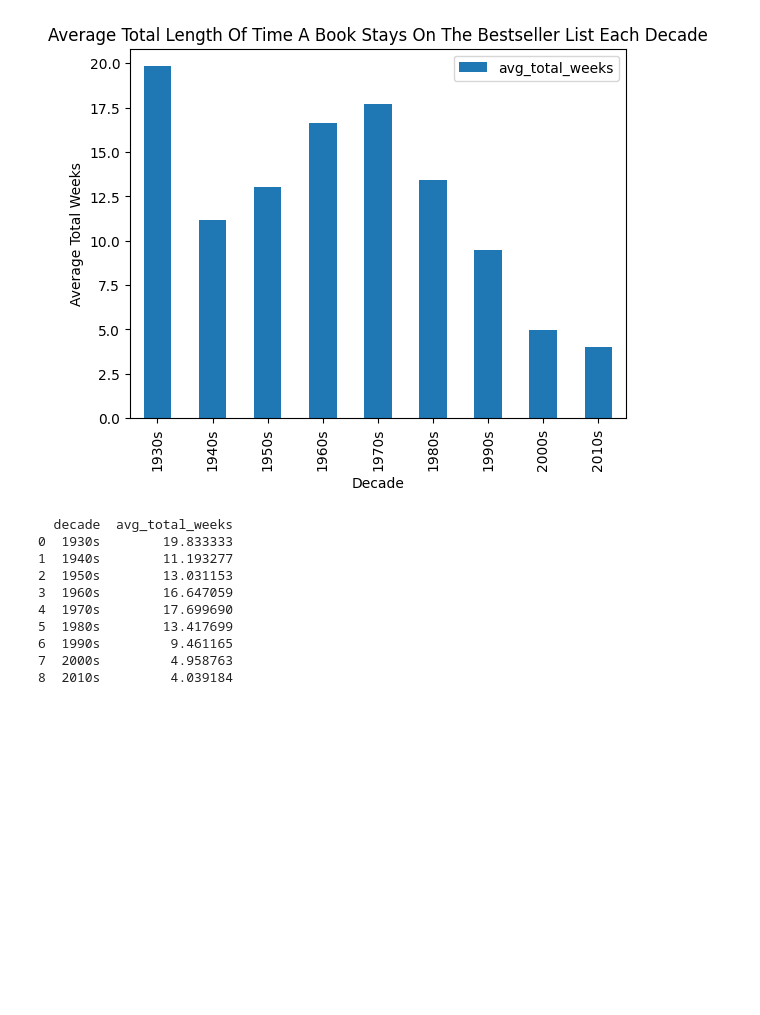
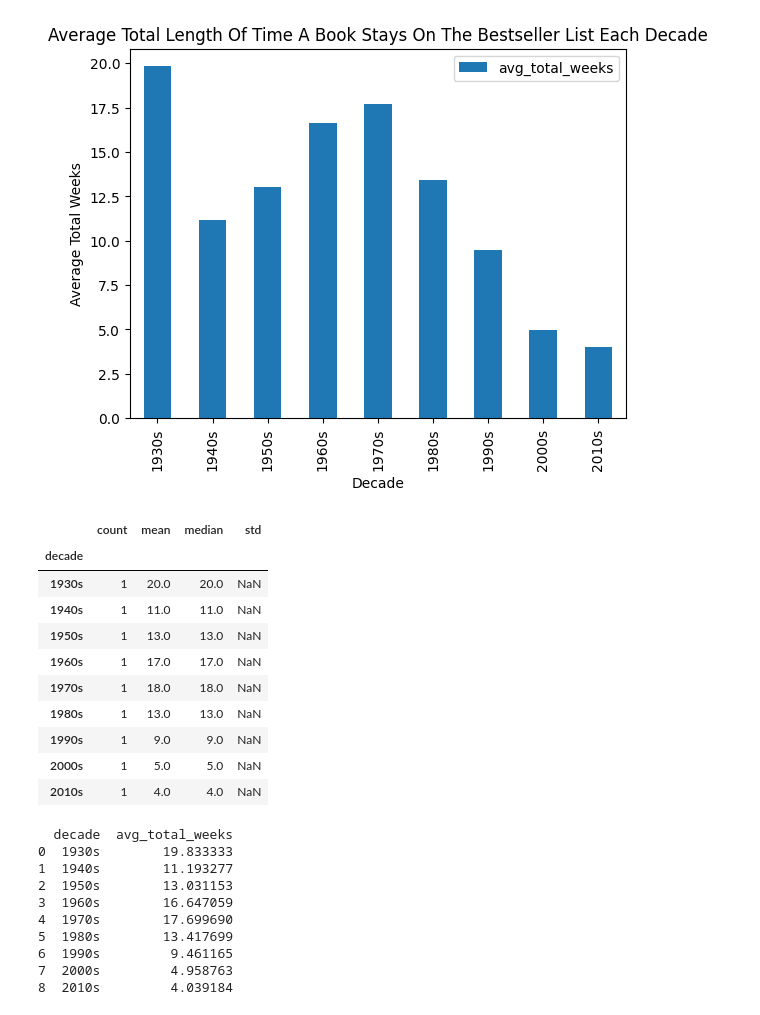
Before and after one commit to ada-xo-xo/dsrp, a Jupyter notebook: DSRP_2026_Adanna_Oji.ipynb, the cells around one changed output. Saved outputs shown, nothing was run; the diff lists cells and outputs as text; code cells hidden in the pictures; blank space fills up the shorter version.

```diff
--- a/DSRP_2026_Adanna_Oji.ipynb
+++ b/DSRP_2026_Adanna_Oji.ipynb
@@ -190,6 +190,22 @@ plt.ylabel('Average Total Weeks')
 plt.show()
 # %% [output]
 [figure]
+# %%
+avg_time_per_decade_df.groupby('decade')['avg_total_weeks'].agg(
+    ['count', 'mean', 'median', 'std']
+).round()
+# %% [output]
+|  | count | mean | median | std |
+| decade |  |  |  |  |
+| 1930s | 1 | 20.0 | 20.0 | NaN |
+| 1940s | 1 | 11.0 | 11.0 | NaN |
+| 1950s | 1 | 13.0 | 13.0 | NaN |
+| 1960s | 1 | 17.0 | 17.0 | NaN |
+| 1970s | 1 | 18.0 | 18.0 | NaN |
+| 1980s | 1 | 13.0 | 13.0 | NaN |
+| 1990s | 1 | 9.0 | 9.0 | NaN |
+| 2000s | 1 | 5.0 | 5.0 | NaN |
+| 2010s | 1 | 4.0 | 4.0 | NaN |
 # %%
 #I wanted to check the values
 print(avg_time_per_decade_df)
```
Also changed, not shown: parts of 6 cells of this notebook.
